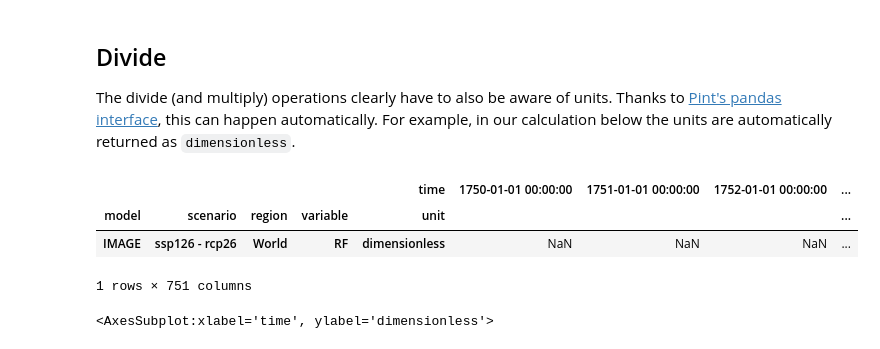
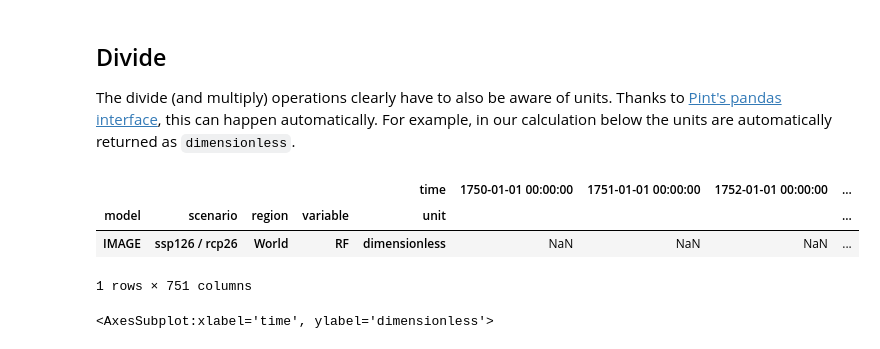
Before and after one commit to openscm/scmdata, a Jupyter notebook: notebooks/ops.ipynb, the cells around one changed output. Cells and saved outputs as stored; diff of their text form; code cells hidden in the pictures.

```diff
--- a/notebooks/ops.ipynb
+++ b/notebooks/ops.ipynb
@@ -199,15 +203,15 @@ The divide (and multiply) operations clearly have to also be aware of units. Tha
 # %%
 ssp126_to_rcp26 = db_forcing.filter(
     scenario="ssp126", variable="Effective Radiative Forcing"
 ).divide(
     db_forcing.filter(scenario="rcp26", variable="Radiative Forcing"),
-    op_cols={"scenario": "ssp126 - rcp26", "variable": "RF",},
+    op_cols={"scenario": "ssp126 / rcp26", "variable": "RF",},
 )
 ssp126_to_rcp26.head()
 # %% [output]
 |  |  |  |  | time | 1750-01-01 00:00:00 | 1751-01-01 00:00:00 | 1752-01-01 00:00:00 | ... |
 | model | scenario | region | variable | unit |  |  |  | ... |
-| IMAGE | ssp126 - rcp26 | World | RF | dimensionless | NaN | NaN | NaN | ... |
+| IMAGE | ssp126 / rcp26 | World | RF | dimensionless | NaN | NaN | NaN | ... |
 1 rows × 751 columns
 # %%
 # NBVAL_IGNORE_OUTPUT
```
Also changed, not shown: parts of 16 cells of this notebook.
